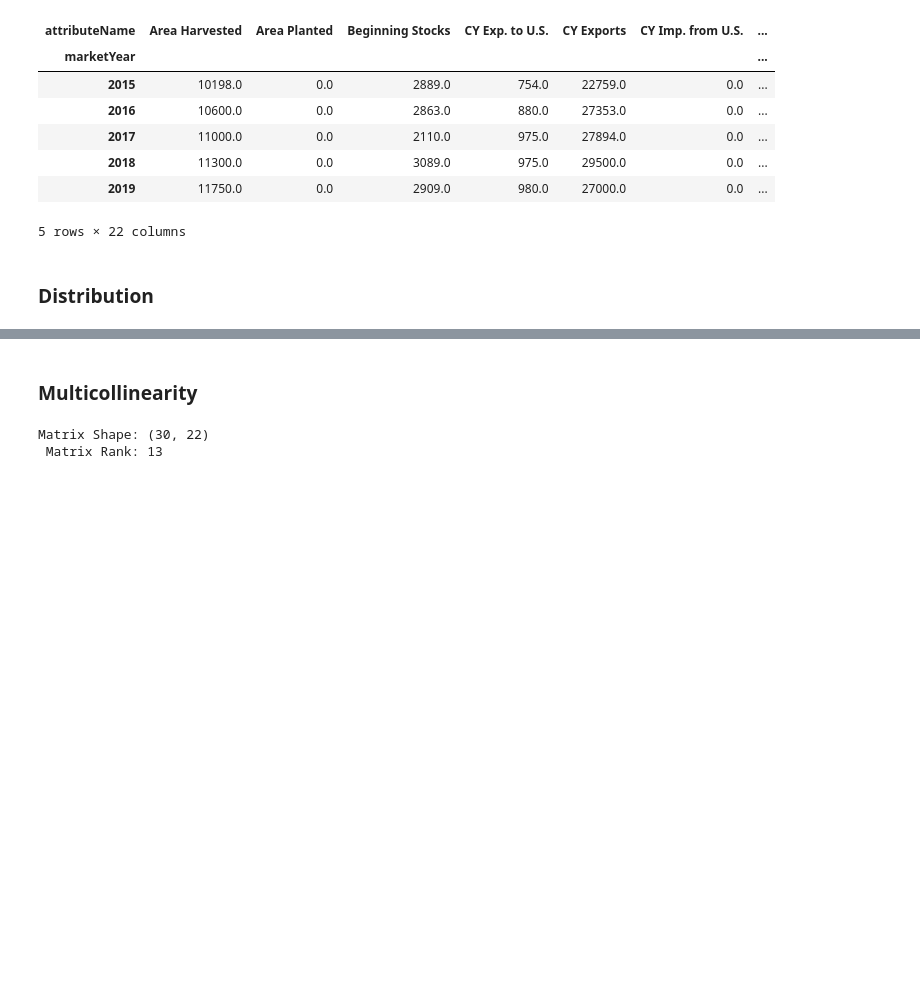
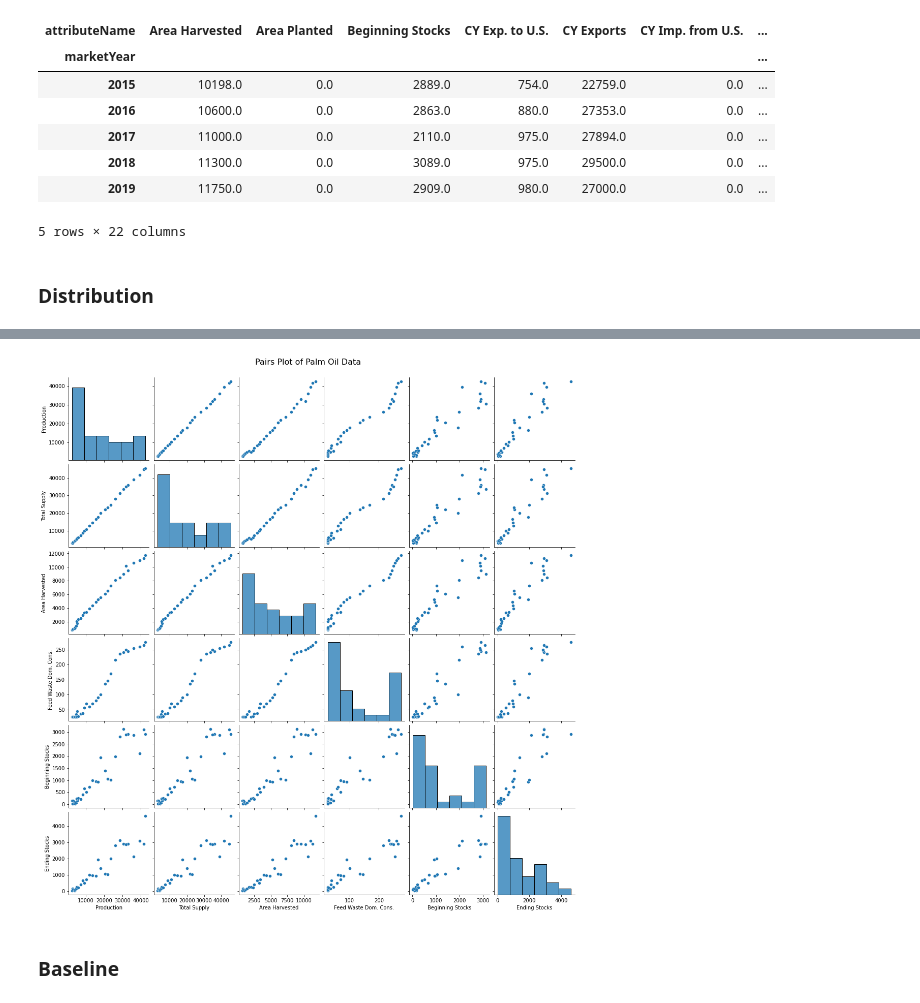
Before and after one commit to DmitriyKhodykin/AgroUS, a Jupyter notebook: notebooks/analytics.ipynb, the cells around one changed output, grey strips where cells are left out. Drawn from its saved outputs; the diff is of its cells as text; code cells hidden in the pictures; blank space fills up the shorter version.

```diff
--- a/notebooks/analytics.ipynb
+++ b/notebooks/analytics.ipynb
@@ -404,10 +353,16 @@ plt.show();
+# %%
+# Pair plots between features and target
+seaborn.pairplot(palm_oil_dataframe_id[[
+    'Production',
+    'Total Supply',
+    'Area Harvested',
+    'Feed Waste Dom. Cons.',
+    'Beginning Stocks',
+    'Ending Stocks'
+]])
+
+plt.suptitle('Pairs Plot of Palm Oil Data', size = 16, y = 1.02);
+# %% [output]
+[figure, added]
 # %% [markdown]
-### Multicollinearity
+### Baseline
-# %%
-print(
-    'Matrix Shape:', palm_oil_dataframe_id.shape, '\n',
-    'Matrix Rank:', numpy.linalg.matrix_rank(palm_oil_dataframe_id)
-)
-# %% [output]
-Matrix Shape: (30, 22)
- Matrix Rank: 13
```
Also changed, not shown: parts of 18 cells of this notebook.
